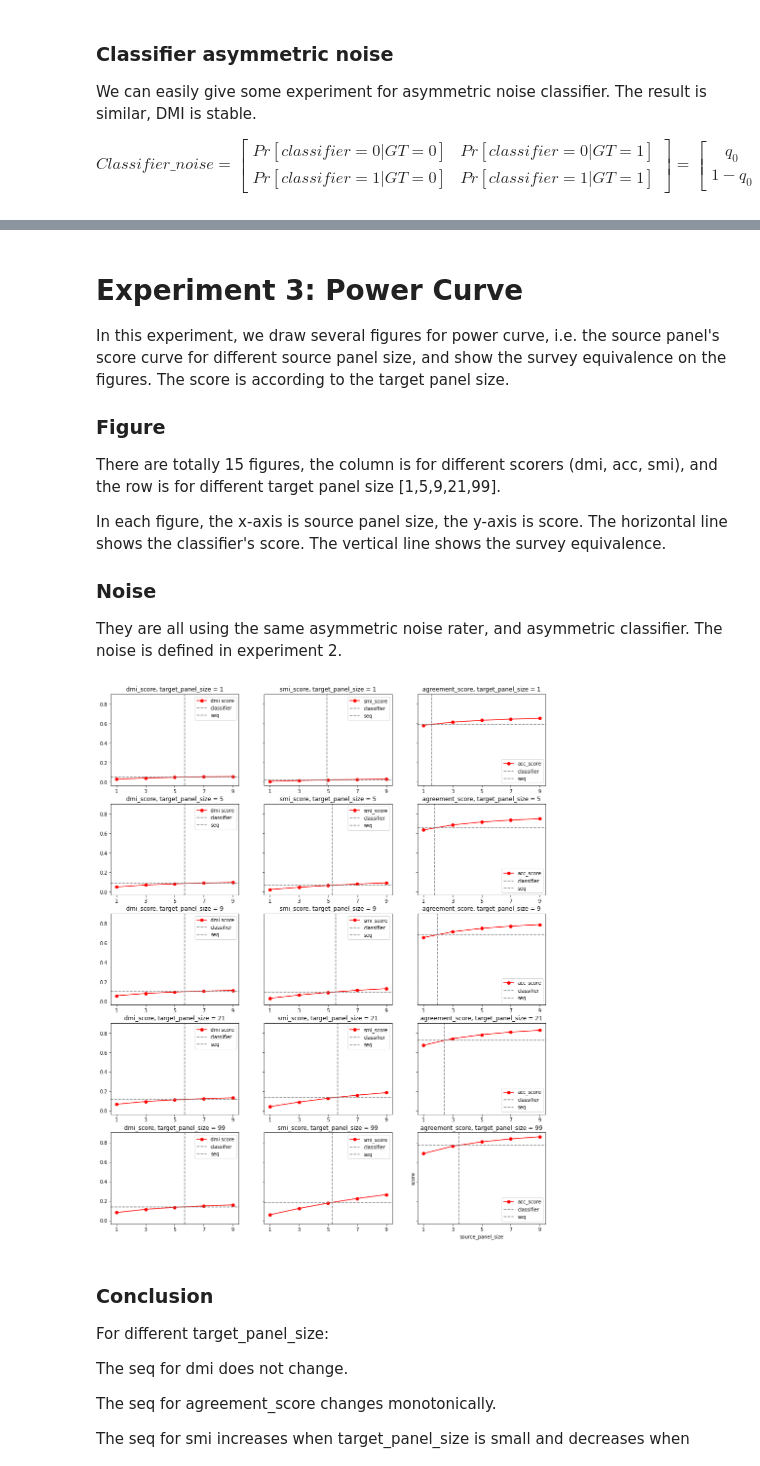
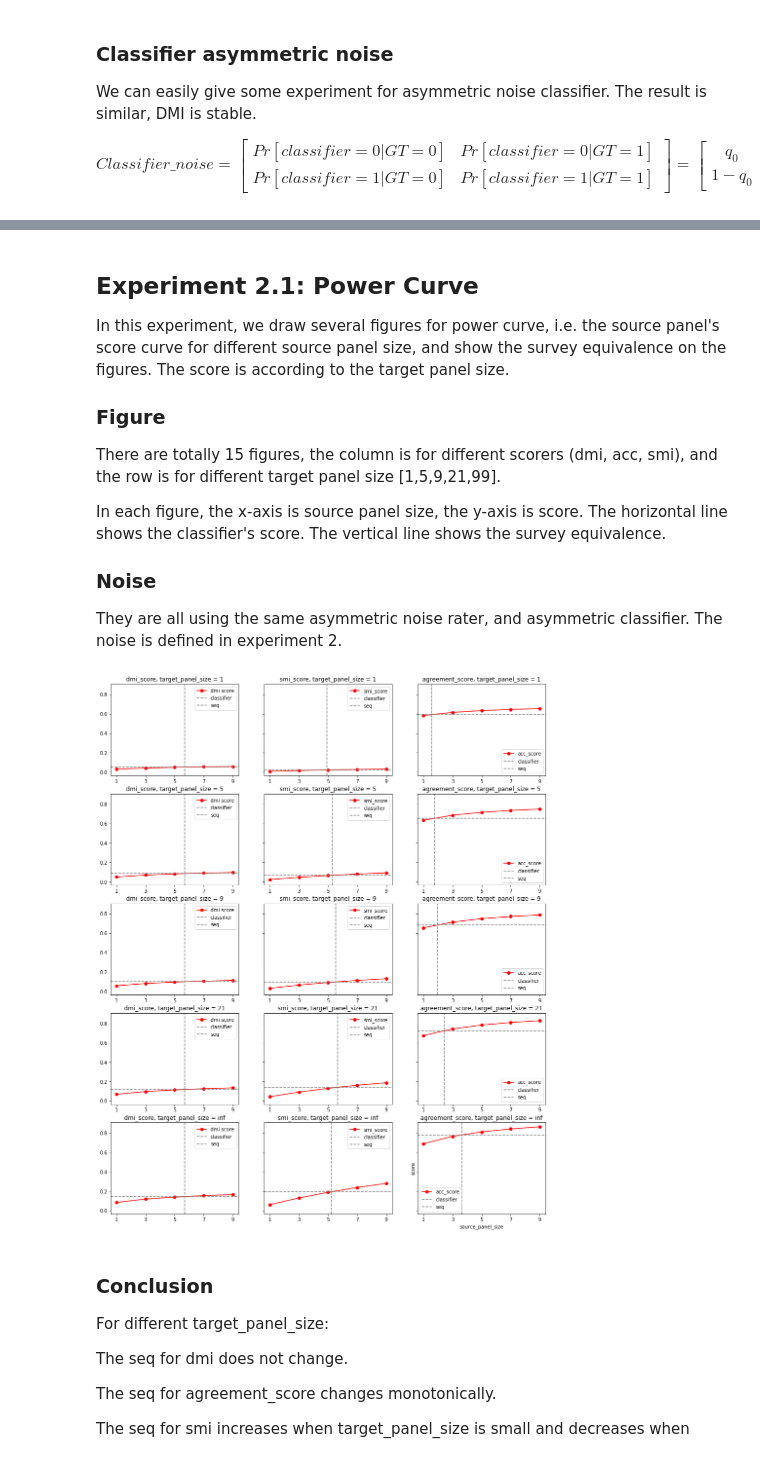
Before and after one commit to presnick/surveyequivalence, a Jupyter notebook: simulations/experiment_notebook.ipynb, the cells around one changed output, grey strips where cells are left out. Drawn from its saved outputs; the diff is of its cells as text; code cells hidden in the pictures.

```diff
--- a/simulations/experiment_notebook.ipynb
+++ b/simulations/experiment_notebook.ipynb
@@ -582,14 +601,14 @@ for s_size in source_panel_size:
     acc_score = []
     for t in target_panel_sizes:
 
-        k_noise = calc_panel_noise_matrix(p_neg=p_neg,p_pos=p_pos,panel_size=t)
+        t_noise = calc_panel_noise_matrix(p_neg=p_neg,p_pos=p_pos,panel_size=t)
 
-        k_vs_classifier_confusion = np.dot(classifier_confusion,k_noise)
-        k_vs_source_confusion = np.dot(source_panel,k_noise)
+        t_vs_classifier_confusion = np.dot(classifier_confusion,t_noise)
+        t_vs_source_confusion = np.dot(source_panel,t_noise)
 
-        dmi_score.append(dmi(k_vs_classifier_confusion)/dmi(k_vs_source_confusion))
-        smi_score.append(smi(k_vs_classifier_confusion)/smi(k_vs_source_confusion))
-        acc_score.append(acc(k_vs_classifier_confusion)/acc(k_vs_source_confusion))
+        dmi_score.append(dmi(t_vs_classifier_confusion)/dmi(t_vs_source_confusion))
+        smi_score.append(smi(t_vs_classifier_confusion)/smi(t_vs_source_confusion))
+        acc_score.append(acc(t_vs_classifier_confusion)/acc(t_vs_source_confusion))
 
 
     y_lim_max = np.max([y_lim_max,np.max(dmi_score),np.max(smi_score),np.max(acc_score)])
@@ -598,11 +617,15 @@ for s_size in source_panel_size:
     print('source_panel_size = '+str(s_size))
     print(f'dmi_score : ratio between performance ratios of smallest and largest target size:\t\t{dmi_score[0]/dmi_score[-1]}')
     print(f'\t\t smallest performance ratio {np.min(dmi_score)}, \t largest {np.max(dmi_score)}')
+    print(f'\t\t performance ratio for t=inf: {dmi(classifier_confusion)/dmi(source_panel)}\n')
+
     print(f'smi_score : ratio between performance ratios of smallest and largest target size:\t\t{smi_score[0]/smi_score[-1]}')
     print(f'\t\t smallest performance ratio {np.min(smi_score)}, \t largest {np.max(smi_score)}')
+    print(f'\t\t performance ratio for t=inf: {smi(classifier_confusion)/smi(source_panel)}\n')
+
     print(f'agreement_score : ratio between performance ratios of smallest and largest target size:\t\t{acc_score[0]/acc_score[-1]}')
     print(f'\t\t smallest performance ratio {np.min(acc_score)}, \t largest {np.max(acc_score)}')
-    print()
+    print(f'\t\t performance ratio for t=inf: {acc(classifier_confusion)/acc(source_panel)}\n')
 
     fig_dmi.plot(target_panel_sizes,dmi_score,label = 'source_panel_size='+str(s_size))
     fig_smi.plot(target_panel_sizes,smi_score,label = 'source_panel_size='+str(s_size))
@@ -769,5 +802,5 @@ agreement_score : ratio between performance ratios of smallest and largest targe
 # %% [markdown]
-# Experiment 3: Power Curve
+## Experiment 2.1: Power Curve
 
 In this experiment, we draw several figures for power curve, i.e. the source panel's score curve for different source panel size, and show the survey equivalence on the figures. The score is according to the target panel size.
 
@@ -796,7 +829,7 @@ p_pos = 0.6
 
 GT = np.array([[0.6,0.],[0.,0.4]])
 
-target_panel_sizes = [1,5,9,21,99]
+target_panel_sizes = [1,5,9,21,'inf']
 source_panel_size = [1,3,5,7,9]
 
 classifier_noise = np.array([[0.7,0.3],[0.1,0.9]]).T
@@ -809,49 +842,52 @@ i = 0
 
 for t in target_panel_sizes:
 
-    k_noise = calc_panel_noise_matrix(p_neg=p_neg,p_pos=p_pos,panel_size=t)
-    k_vs_classifier_confusion = np.dot(classifier_confusion,k_noise)
+    if t == 'inf':
+        t_noise = np.array([[1,0],[0,1]])
+    else:
+        t_noise = calc_panel_noise_matrix(p_neg=p_neg,p_pos=p_pos,panel_size=t)
+    t_vs_classifier_confusion = np.dot(classifier_confusion,t_noise)
 
     dmi_score = []
     smi_score = []
     acc_score = []
 
     for s_size in source_panel_size:
 
         source_panel = np.dot(calc_panel_noise_matrix(p_neg=p_neg,p_pos=p_pos,panel_size=s_size).T,GT)
 
-        k_vs_source_confusion = np.dot(source_panel,k_noise)
+        t_vs_source_confusion = np.dot(source_panel,t_noise)
 
-        dmi_score.append(dmi(k_vs_source_confusion))
-        smi_score.append(smi(k_vs_source_confusion))
-        acc_score.append(acc(k_vs_source_confusion))
+        dmi_score.append(dmi(t_vs_source_confusion))
+        smi_score.append(smi(t_vs_source_confusion))
+        acc_score.append(acc(t_vs_source_confusion))
 
     axs[i,0].plot(source_panel_size,dmi_score,label = 'dmi score', marker = 'o',color = 'r')
-    axs[i,0].axhline(dmi(k_vs_classifier_confusion),color='grey',label='classifier',ls = 'dashed')
-    axs[i,0].axvline(seq(source_panel_size,dmi(k_vs_classifier_confusion),dmi_score), color='grey',label='seq',ls = 'dashed')
+    axs[i,0].axhline(dmi(t_vs_classifier_confusion),color='grey',label='classifier',ls = 'dashed')
+    axs[i,0].axvline(seq(source_panel_size,dmi(t_vs_classifier_confusion),dmi_score), color='grey',label='seq',ls = 'dashed')
     axs[i,0].set_title('dmi_score, target_panel_size = '+str(t))
 
     axs[i,1].plot(source_panel_size,smi_score,label = 'smi_score', marker = 'o',color = 'r')
-    axs[i,1].axhline(smi(k_vs_classifier_confusion),color='grey',label='classifier',ls = 'dashed')
-    axs[i,1].axvline(seq(source_panel_size,smi(k_vs_classifier_confusion),smi_score),color='grey',label='seq',ls = 'dashed')
+    axs[i,1].axhline(smi(t_vs_classifier_confusion),color='grey',label='classifier',ls = 'dashed')
+    axs[i,1].axvline(seq(source_panel_size,smi(t_vs_classifier_confusion),smi_score),color='grey',label='seq',ls = 'dashed')
     axs[i,1].set_title('smi_score, target_panel_size = '+str(t))
 
     axs[i,2].plot(source_panel_size,acc_score,label = 'acc_score', marker = 'o',color = 'r')
-    axs[i,2].axhline(acc(k_vs_classifier_confusion),color='grey',label='classifier',ls = 'dashed')
-    axs[i,2].axvline(seq(source_panel_size,acc(k_vs_classifier_confusion),acc_score),color='grey',label='seq',ls = 'dashed')
+    axs[i,2].axhline(acc(t_vs_classifier_confusion),color='grey',label='classifier',ls = 'dashed')
+    axs[i,2].axvline(seq(source_panel_size,acc(t_vs_classifier_confusion),acc_score),color='grey',label='seq',ls = 'dashed')
     axs[i,2].set_title('agreement_score, target_panel_size = '+str(t))
 
     for j in range(3):
         axs[i,j].legend()
         axs[i,j].set_xticks(source_panel_size)
 
     i += 1
 
 plt.xlabel('source_panel_size')
 plt.ylabel('score')
 fig.show()
 # %% [output]
-[figure, old version]
+[figure, new version]
 # %% [markdown]
 ### Conclusion
 
```
Also changed, not shown: parts of 19 cells of this notebook.
